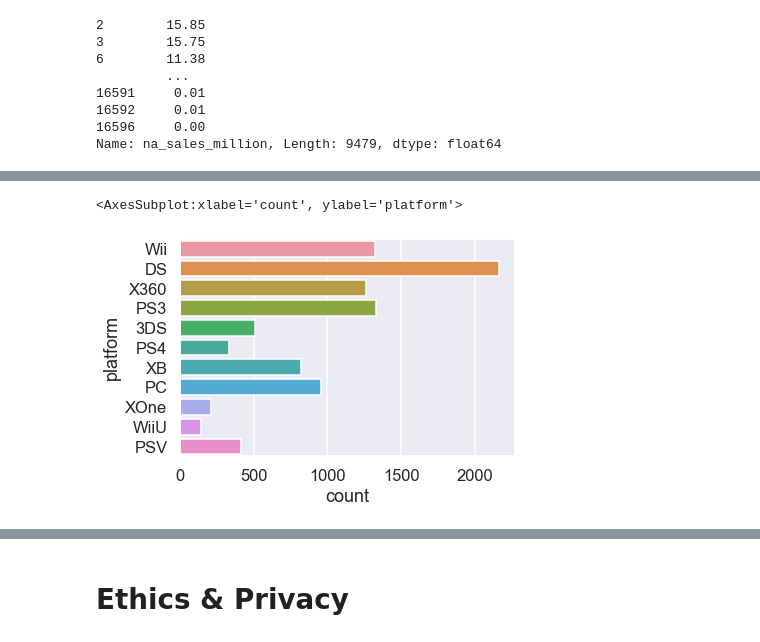
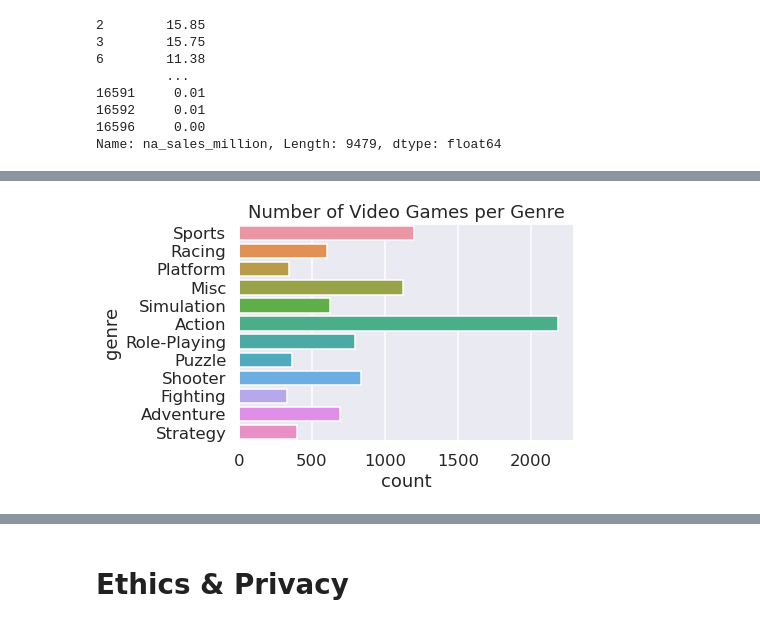
Before and after one commit to kvh8899/mostpopvidgame, a Jupyter notebook: FinalProject_group004_actual.ipynb, the cells around one changed output, grey strips where cells are left out. Drawn from its saved outputs; the diff is of its cells as text; code cells hidden in the pictures.

```diff
--- a/FinalProject_group004_actual.ipynb
+++ b/FinalProject_group004_actual.ipynb
@@ -227,5 +222,6 @@ sns.countplot(y ='genre', data = vgsales)
-# %%
-sns.countplot(y ='platform', data = vgsales)
-# %% [output]
-<AxesSubplot:xlabel='count', ylabel='platform'>
-[figure, removed]
+# %%
+fig = sns.countplot(y ='genre', data = vgsales)
+plt.title('Number of Video Games per Genre')
+plt.show(fig)
+# %% [output]
+[figure, added]
```
Also changed, not shown: parts of 6 cells of this notebook.
